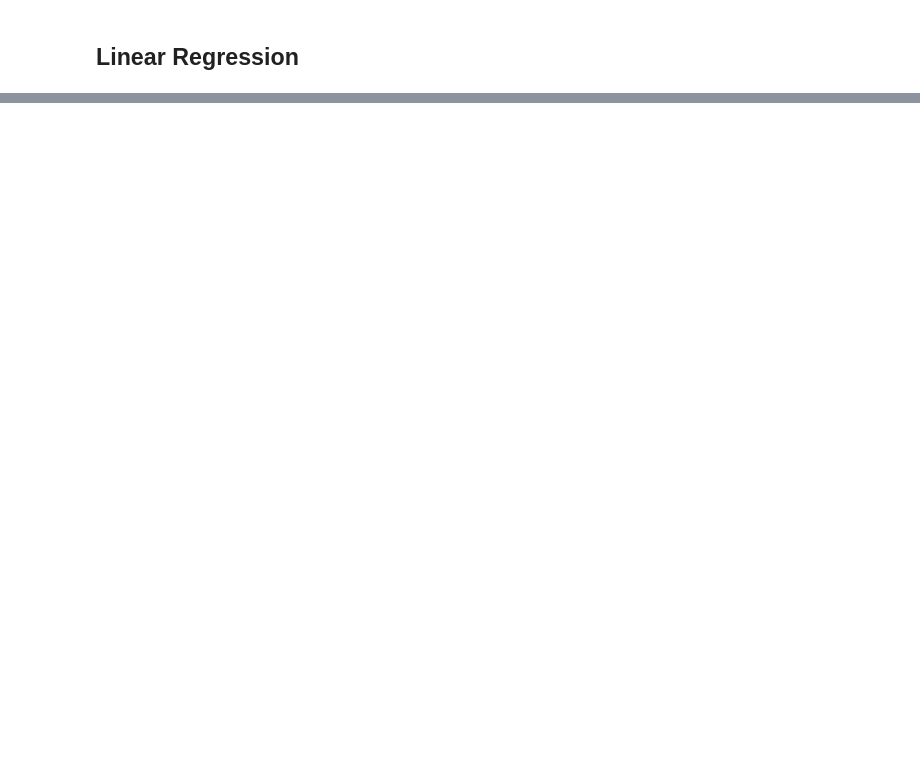
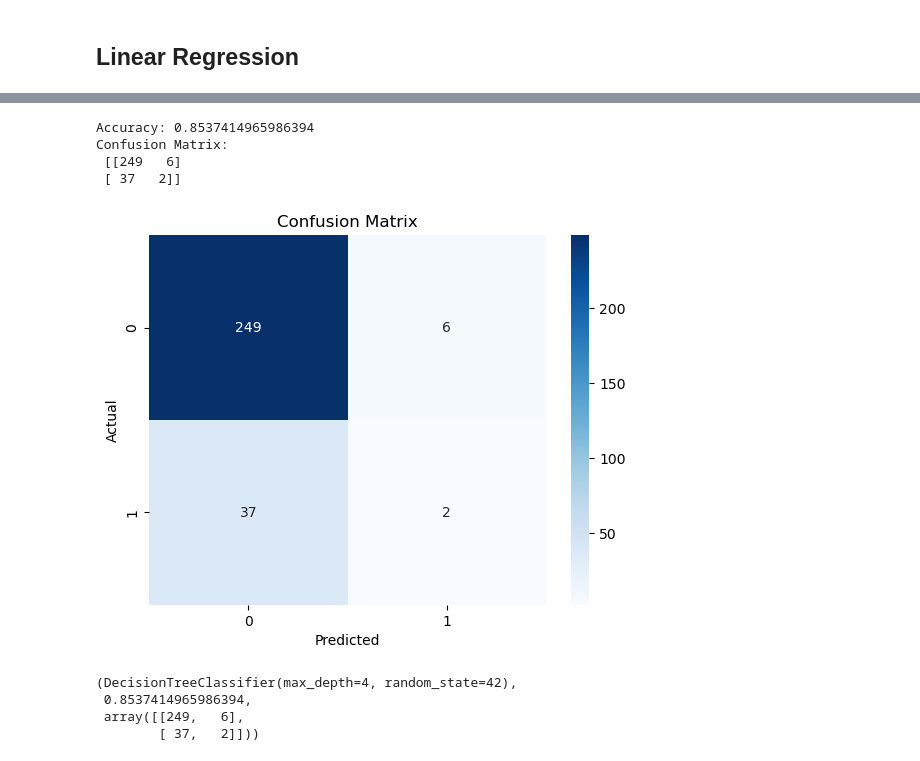
Before and after one commit to MojoOno/MP3, a Jupyter notebook: MP3_report.ipynb, the cells around one changed output, grey strips where cells are left out. Saved outputs shown, nothing was run; the diff lists cells and outputs as text; code cells hidden in the pictures; blank space fills up the shorter version.

Commit message:
Tried to move decisionTree method out into .py

```diff
--- a/MP3_report.ipynb
+++ b/MP3_report.ipynb
@@ -83,0 +162,15 @@ slr.show_model(df, ['JobLevel', 'TotalWorkingYears'], ['MonthlyIncome'], test_si
+# %%
+import ShowClassification as sc
+
+# Load the dataset
+df_classification = pd.read_csv('WA_Fn-UseC_-HR-Employee-Attrition.csv')
+
+# Handle missing values
+df_classification = df_classification.dropna()
+
+# Encode the target variable
+df_classification['Attrition'] = df_classification['Attrition'].map({'Yes': 1, 'No': 0})
+
+# Call the function
+sc.show_decision_tree(df_classification, 'Attrition', max_depth=4)
+# %% [output]
@@ -83,0 +178,9 @@ slr.show_model(df, ['JobLevel', 'TotalWorkingYears'], ['MonthlyIncome'], test_si
+Accuracy: 0.8537414965986394
+Confusion Matrix:
+ [[249   6]
+ [ 37   2]]
+[figure, added]
+(DecisionTreeClassifier(max_depth=4, random_state=42),
+ 0.8537414965986394,
+ array([[249,   6],
+        [ 37,   2]]))
```
Also changed, not shown: parts of 12 cells of this notebook, 6 other files.
